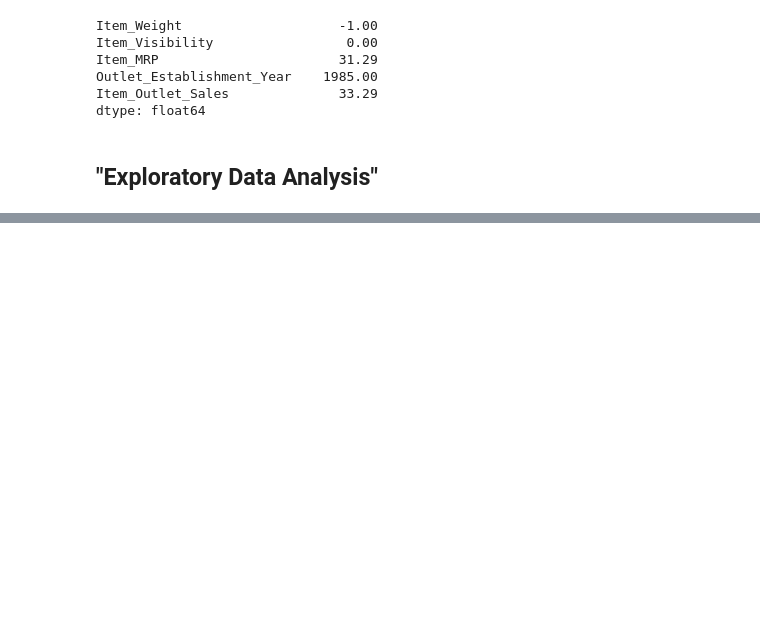
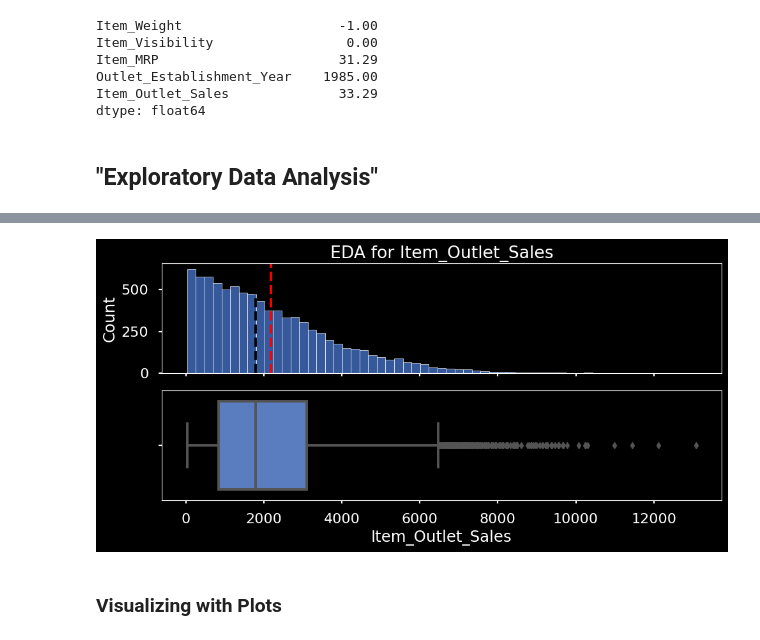
Before and after one commit to JCruzJorge/Prediction-of-Product-Sales, a Jupyter notebook: Prediction_of_Product_Sales_CruzJorge.ipynb, the cells around one changed output, grey strips where cells are left out. Saved outputs shown, nothing was run; the diff lists cells and outputs as text; code cells hidden in the pictures; blank space fills up the shorter version.

```diff
--- a/Prediction_of_Product_Sales_CruzJorge.ipynb
+++ b/Prediction_of_Product_Sales_CruzJorge.ipynb
@@ -277,0 +485,6 @@ dtype: float64
+# %%
+plot_numeric(df,'Item_Outlet_Sales')
+# %% [output]
+[figure, added]
+# %% [markdown]
+### Visualizing with Plots
```
Also changed, not shown: parts of 25 cells of this notebook.
